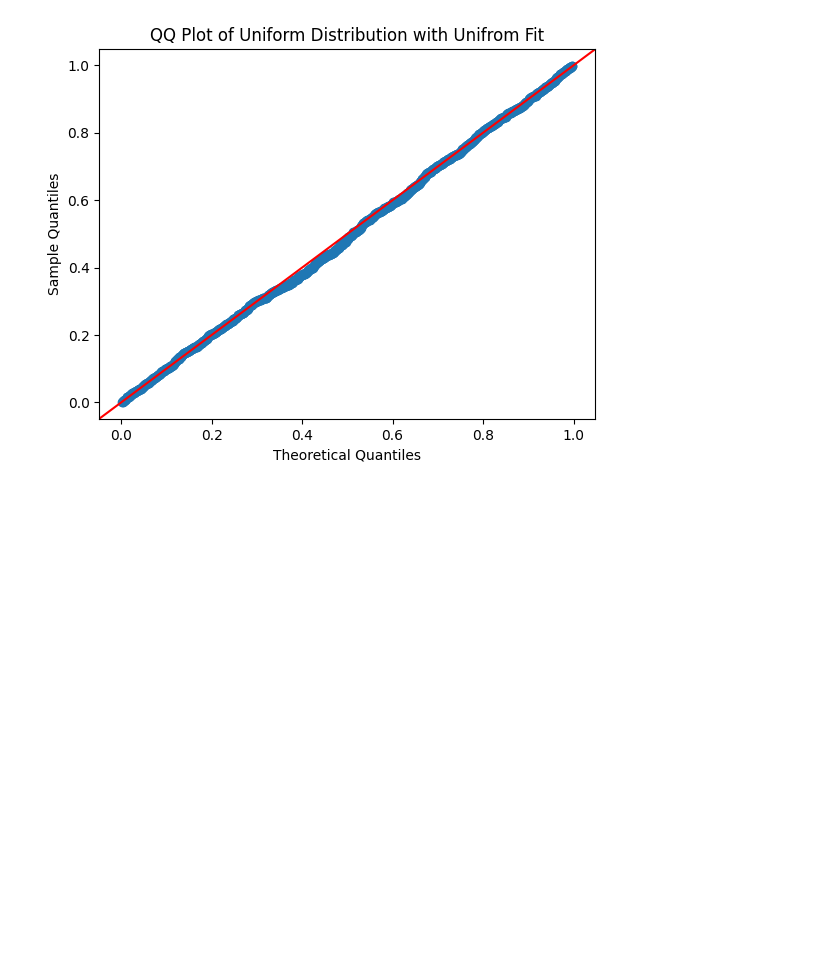
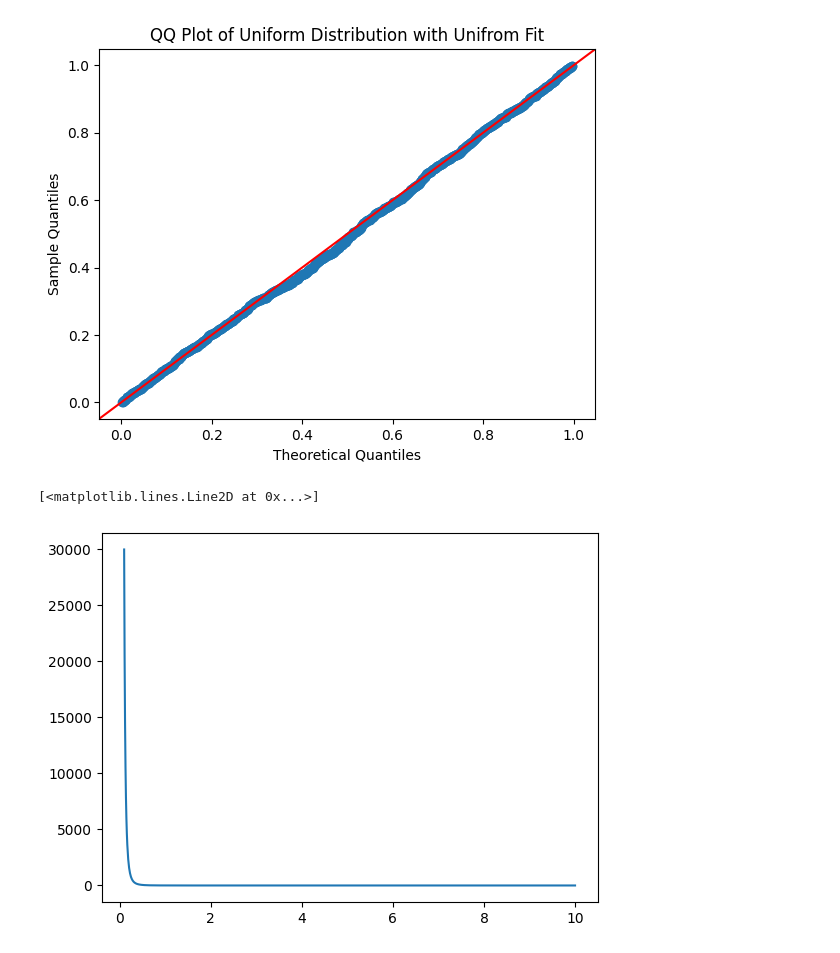
Before and after one commit to Saifullah785/Python_for_Data_Science, a Jupyter notebook: Statistics_for_Data_Science/Lecture_04_Non_Gaussian_Probability_Distributions.ipynb, the cells around one changed output. Saved outputs shown, nothing was run; the diff lists cells and outputs as text; code cells hidden in the pictures; blank space fills up the shorter version.

```diff
--- a/Statistics_for_Data_Science/Lecture_04_Non_Gaussian_Probability_Distributions.ipynb
+++ b/Statistics_for_Data_Science/Lecture_04_Non_Gaussian_Probability_Distributions.ipynb
@@ -78,3 +78,18 @@ plt.ylabel('Sample Quantiles')
 plt.show()
 # %% [output]
 [figure]
+# %%
+import numpy as np
+import matplotlib.pyplot as plt
+
+alpha = 3
+xm = 1
+
+x = np.linspace(0.1, 10, 1000)
+
+y = alpha * (xm**alpha) / (x**(alpha + 1))
+
+plt.plot(x, y)
+# %% [output]
+[<matplotlib.lines.Line2D at 0x...>]
+[figure, added]
```
Also changed, not shown: parts of 1 cell of this notebook.
